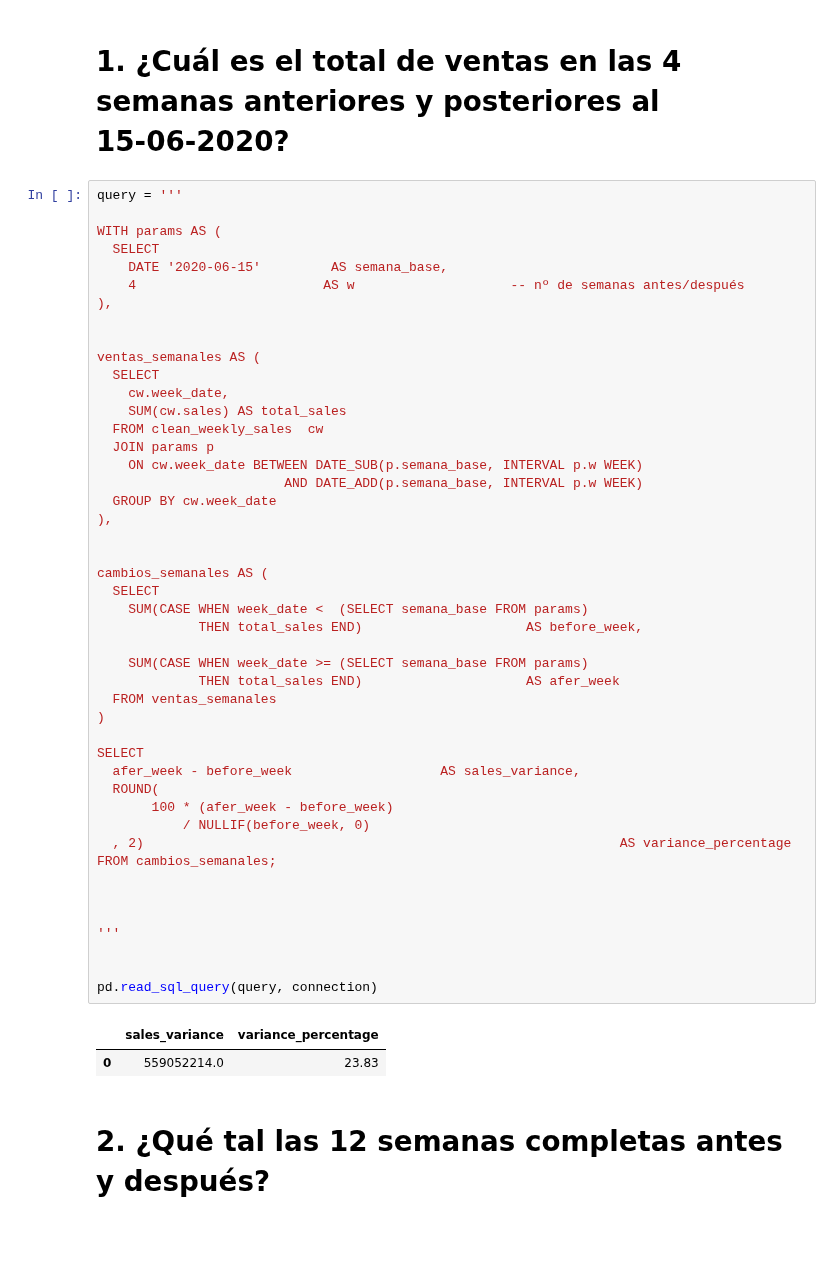
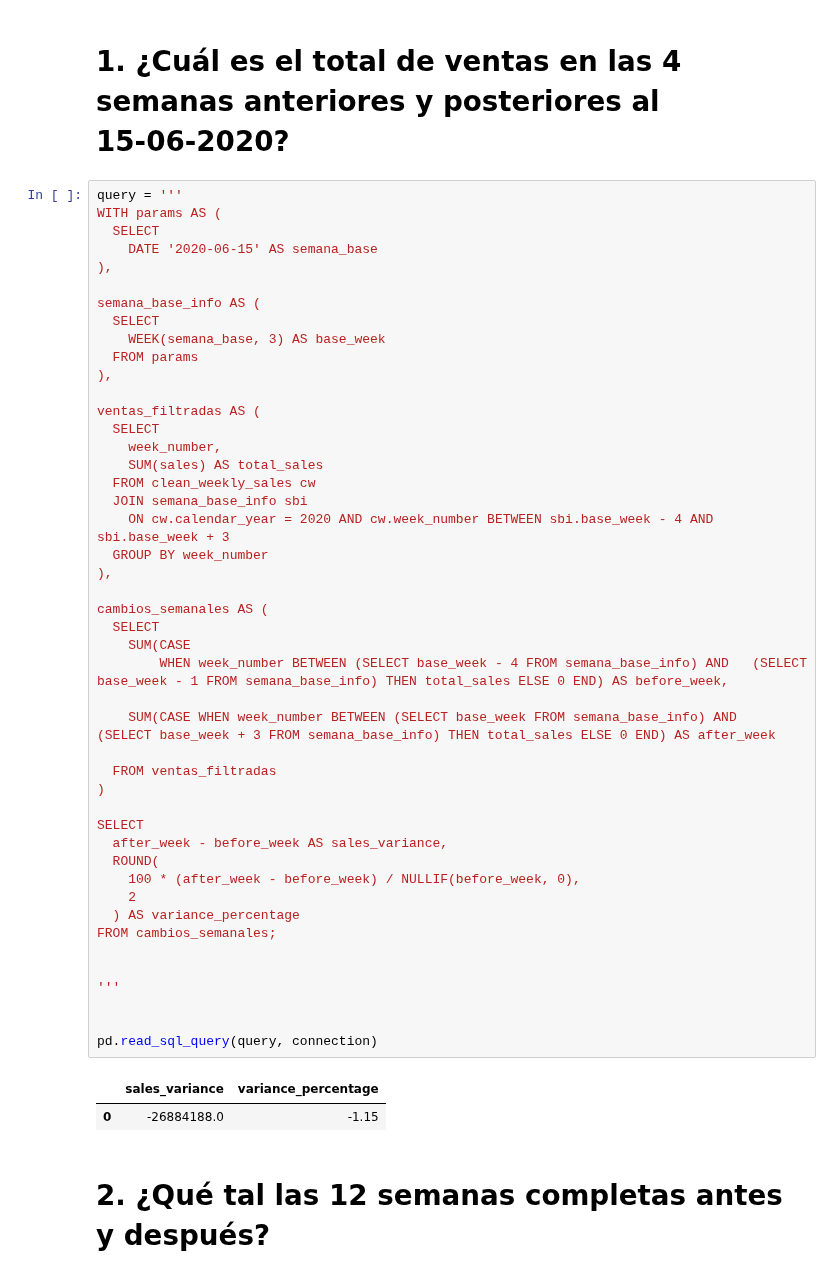
Before and after one commit to LLAES07/SQL_DESAFIO, a Jupyter notebook: Caso_5/Caso_5.ipynb, the cells around one changed output. Saved outputs shown, nothing was run; the diff lists cells and outputs as text; blank space fills up the shorter version.

```diff
--- a/Caso_5/Caso_5.ipynb
+++ b/Caso_5/Caso_5.ipynb
@@ -658,53 +658,53 @@ Empleando este enfoque de análisis, responde a las siguientes preguntas:
 # **1. ¿Cuál es el total de ventas en las 4 semanas anteriores y posteriores al 15‑06‑2020?**
 # %%
 query = '''
-
 WITH params AS (
   SELECT
-    DATE '2020-06-15'         AS semana_base,
-    4                        AS w                    -- nº de semanas antes/después
+    DATE '2020-06-15' AS semana_base
 ),
 
-
-ventas_semanales AS (
+semana_base_info AS (
   SELECT
-    cw.week_date,
-    SUM(cw.sales) AS total_sales
-  FROM clean_weekly_sales  cw
-  JOIN params p
-    ON cw.week_date BETWEEN DATE_SUB(p.semana_base, INTERVAL p.w WEEK)
-                        AND DATE_ADD(p.semana_base, INTERVAL p.w WEEK)
-  GROUP BY cw.week_date
+    WEEK(semana_base, 3) AS base_week
+  FROM params
 ),
 
+ventas_filtradas AS (
+  SELECT
+    week_number,
+    SUM(sales) AS total_sales
+  FROM clean_weekly_sales cw
+  JOIN semana_base_info sbi
+    ON cw.calendar_year = 2020 AND cw.week_number BETWEEN sbi.base_week - 4 AND sbi.base_week + 3
+  GROUP BY week_number
+),
 
 cambios_semanales AS (
   SELECT
-    SUM(CASE WHEN week_date <  (SELECT semana_base FROM params)
-             THEN total_sales END)                     AS before_week,
+    SUM(CASE
+        WHEN week_number BETWEEN (SELECT base_week - 4 FROM semana_base_info) AND   (SELECT base_week - 1 FROM semana_base_info) THEN total_sales ELSE 0 END) AS before_week,
 
-    SUM(CASE WHEN week_date >= (SELECT semana_base FROM params)
-             THEN total_sales END)                     AS afer_week
-  FROM ventas_semanales
+    SUM(CASE WHEN week_number BETWEEN (SELECT base_week FROM semana_base_info) AND   (SELECT base_week + 3 FROM semana_base_info) THEN total_sales ELSE 0 END) AS after_week
+
+  FROM ventas_filtradas
 )
 
 SELECT
-  afer_week - before_week                   AS sales_variance,
+  after_week - before_week AS sales_variance,
   ROUND(
-       100 * (afer_week - before_week)
-           / NULLIF(before_week, 0)
-  , 2)                                                             AS variance_percentage
+    100 * (after_week - before_week) / NULLIF(before_week, 0),
+    2
+  ) AS variance_percentage
 FROM cambios_semanales;
-
 
 
 '''
 
 
 pd.read_sql_query(query, connection)
 # %% [output]
 |  | sales_variance | variance_percentage |
-| 0 | 559052214.0 | 23.83 |
+| 0 | -26884188.0 | -1.15 |
 # %% [markdown]
 # **2. ¿Qué tal  las 12 semanas completas antes y después?**
 # %%
```
Also changed, not shown: parts of 3 cells of this notebook.
